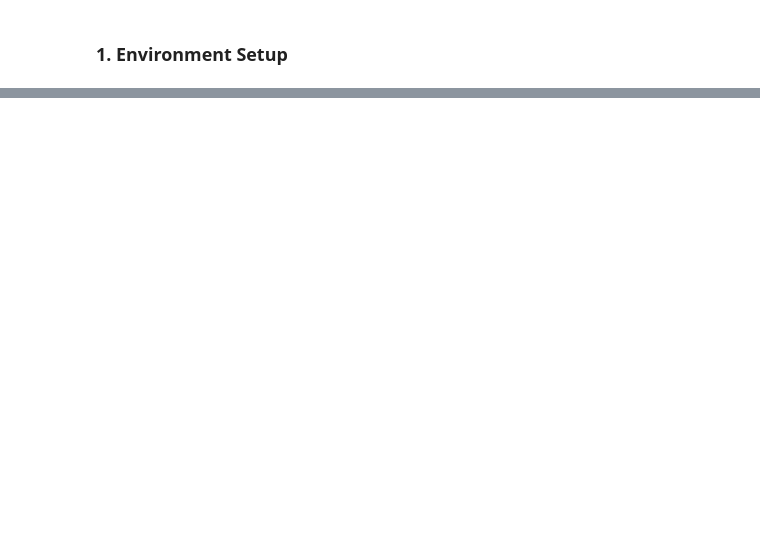
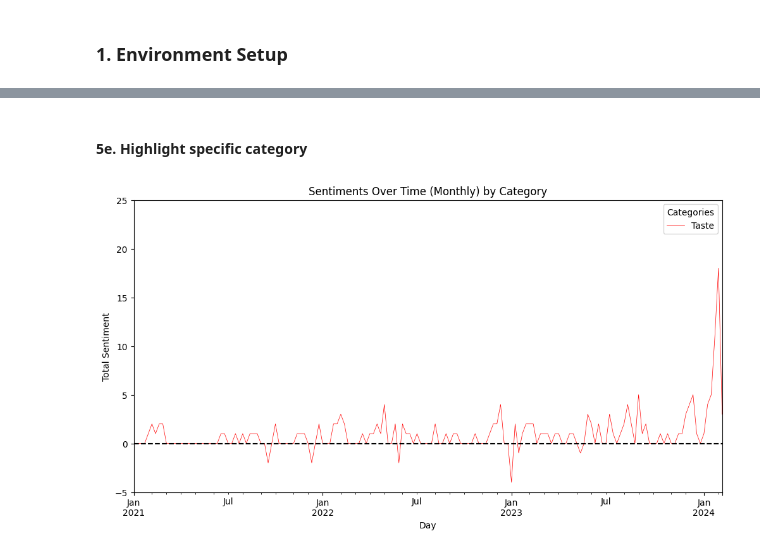
Before and after one commit to JHoeLee/LLMxDF, a Jupyter notebook: GPT_explore.ipynb, the cells around one changed output, grey strips where cells are left out. Drawn from its saved outputs; the diff is of its cells as text; code cells hidden in the pictures; blank space fills up the shorter version.

```diff
--- a/GPT_explore.ipynb
+++ b/GPT_explore.ipynb
@@ -26,0 +125,21 @@ completion.choices[0].message.content
+# %%
+# Define the sentiment values
+sentiment_mapping = {
+    'positive': 1,
+    'neutral': 0,
+    'negative': -1
+}
+
+# Function to calculate the average sentiment
+def calculate_average_sentiment(category_dict_str):
+    category_dict = ast.literal_eval(category_dict_str)
+    sentiments = [sentiment_mapping.get(sentiment, 0) for sentiment in category_dict.values()]
+    if sentiments:
+        return sum(sentiments) / len(sentiments)
+    return 0
+
+# Apply the function to create a new column 'Average_Sentiment'
+cocacola_df['Average_Sentiment'] = cocacola_df['Categories'].apply(calculate_average_sentiment)
+
+# Display the first few rows to verify
+cocacola_df.head()
@@ -26,0 +209,19 @@ completion.choices[0].message.content
+# %% [markdown]
+#### 5e. Highlight specific category
+# %%
+category = "Taste"
+
+plt.figure(figsize=(12, 6))
+sentiments_plot = cocacola_df.groupby(pd.Grouper(key='Converted_Date', freq='W'))[f'{category}_sentiment'].sum()
+sentiments_plot.plot(kind='line', color=colors[category], label=category, alpha=1, linewidth=0.5)
+
+plt.axhline(y=0, color='black', linestyle='--')
+plt.xlabel('Day')
+plt.ylabel('Total Sentiment')
+plt.legend(title='Categories')
+plt.title('Sentiments Over Time (Monthly) by Category')
+plt.ylim(-5,25)
+# plt.xlim(pd.Timestamp('2022-01-01'), pd.Timestamp('2022-02-28'))
+plt.show()
+# %% [output]
+[figure, added]
```
Also changed, not shown: parts of 19 cells of this notebook, 1 other file.
